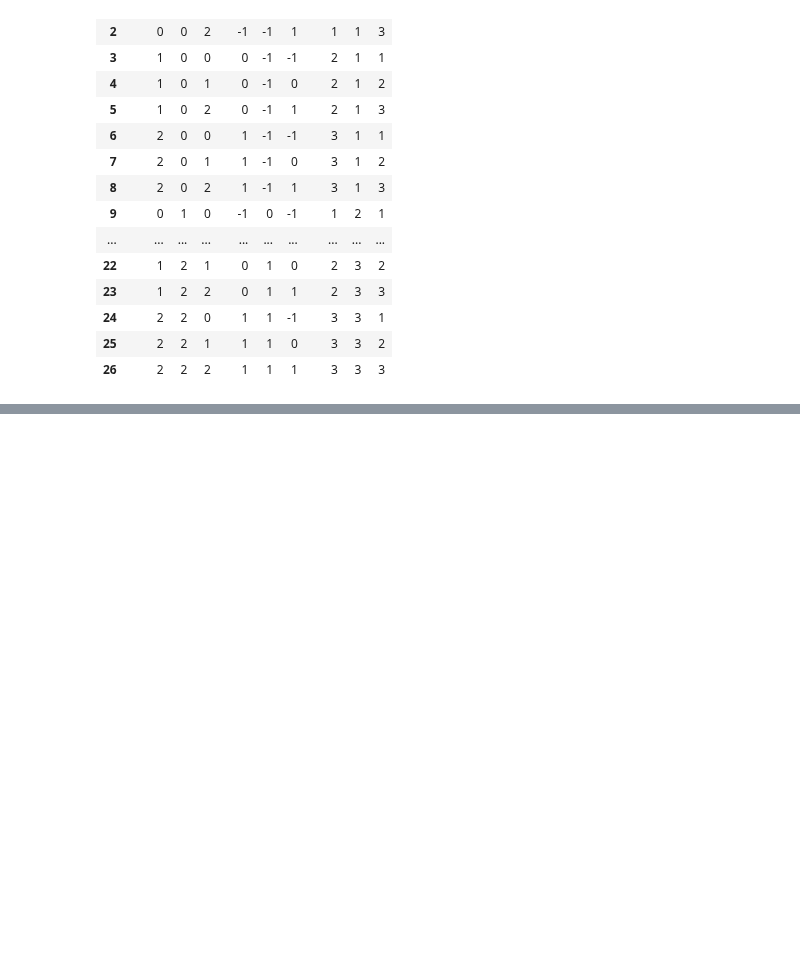
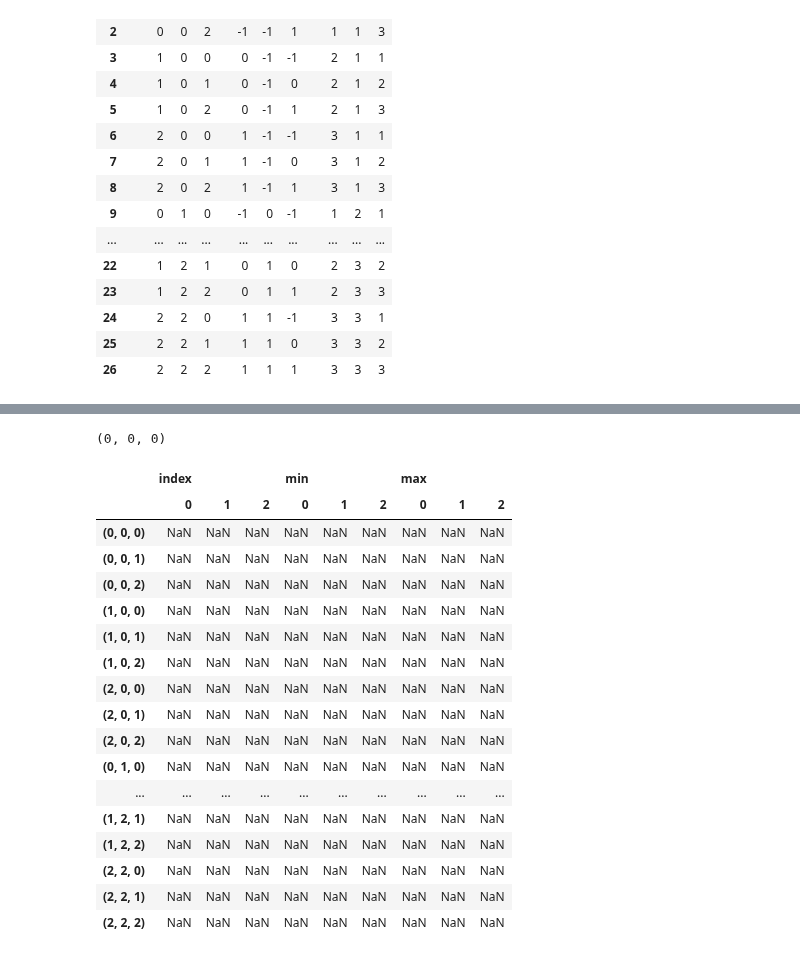
Before and after one commit to EliaStocco/Bspline, a Jupyter notebook: python/Test.ipynb, the cells around one changed output, grey strips where cells are left out. Cells and saved outputs as stored; diff of their text form; code cells hidden in the pictures; blank space fills up the shorter version.

```diff
--- a/python/Test.ipynb
+++ b/python/Test.ipynb
@@ -951,3 +847,12 @@ b#[("i","min")]
+# %%
+k = 0
+df[("index",k)] = il[:,k]
+appo =  basis_range[k]
+#print(appo)
+for j in range(0,len(appo)):
+    #print(j)
+    df.loc[ df[("index",k)] == appo.loc[j,"index"] , ("min",k) ] = appo.loc[j,"x-min"]
+    df.loc[ df[("index",k)] == appo.loc[j,"index"] , ("max",k) ] = appo.loc[j,"x-max"]
 # %% [markdown]
 ### Gradiente
 # %%
@@ -1201,0 +1198,28 @@ bs.basis_range()
+# %%
+tuple(i.loc[0,:])
+# %% [output]
+(0, 0, 0)
+# %%
+i = bs.index_list()#df["index"]
+it = [ tuple(j) for j in i ]
+# %%
+br.reindex(it)
+# %% [output]
+|  | index |  |  | min |  |  | max |  |  |
+|  | 0 | 1 | 2 | 0 | 1 | 2 | 0 | 1 | 2 |
+| (0, 0, 0) | NaN | NaN | NaN | NaN | NaN | NaN | NaN | NaN | NaN |
+| (0, 0, 1) | NaN | NaN | NaN | NaN | NaN | NaN | NaN | NaN | NaN |
+| (0, 0, 2) | NaN | NaN | NaN | NaN | NaN | NaN | NaN | NaN | NaN |
+| (1, 0, 0) | NaN | NaN | NaN | NaN | NaN | NaN | NaN | NaN | NaN |
+| (1, 0, 1) | NaN | NaN | NaN | NaN | NaN | NaN | NaN | NaN | NaN |
+| (1, 0, 2) | NaN | NaN | NaN | NaN | NaN | NaN | NaN | NaN | NaN |
+| (2, 0, 0) | NaN | NaN | NaN | NaN | NaN | NaN | NaN | NaN | NaN |
+| (2, 0, 1) | NaN | NaN | NaN | NaN | NaN | NaN | NaN | NaN | NaN |
+| (2, 0, 2) | NaN | NaN | NaN | NaN | NaN | NaN | NaN | NaN | NaN |
+| (0, 1, 0) | NaN | NaN | NaN | NaN | NaN | NaN | NaN | NaN | NaN |
+| ... | ... | ... | ... | ... | ... | ... | ... | ... | ... |
+| (1, 2, 1) | NaN | NaN | NaN | NaN | NaN | NaN | NaN | NaN | NaN |
+| (1, 2, 2) | NaN | NaN | NaN | NaN | NaN | NaN | NaN | NaN | NaN |
+| (2, 2, 0) | NaN | NaN | NaN | NaN | NaN | NaN | NaN | NaN | NaN |
+| (2, 2, 1) | NaN | NaN | NaN | NaN | NaN | NaN | NaN | NaN | NaN |
+| (2, 2, 2) | NaN | NaN | NaN | NaN | NaN | NaN | NaN | NaN | NaN |
```
Also changed, not shown: parts of 43 cells of this notebook, 2 other files.
